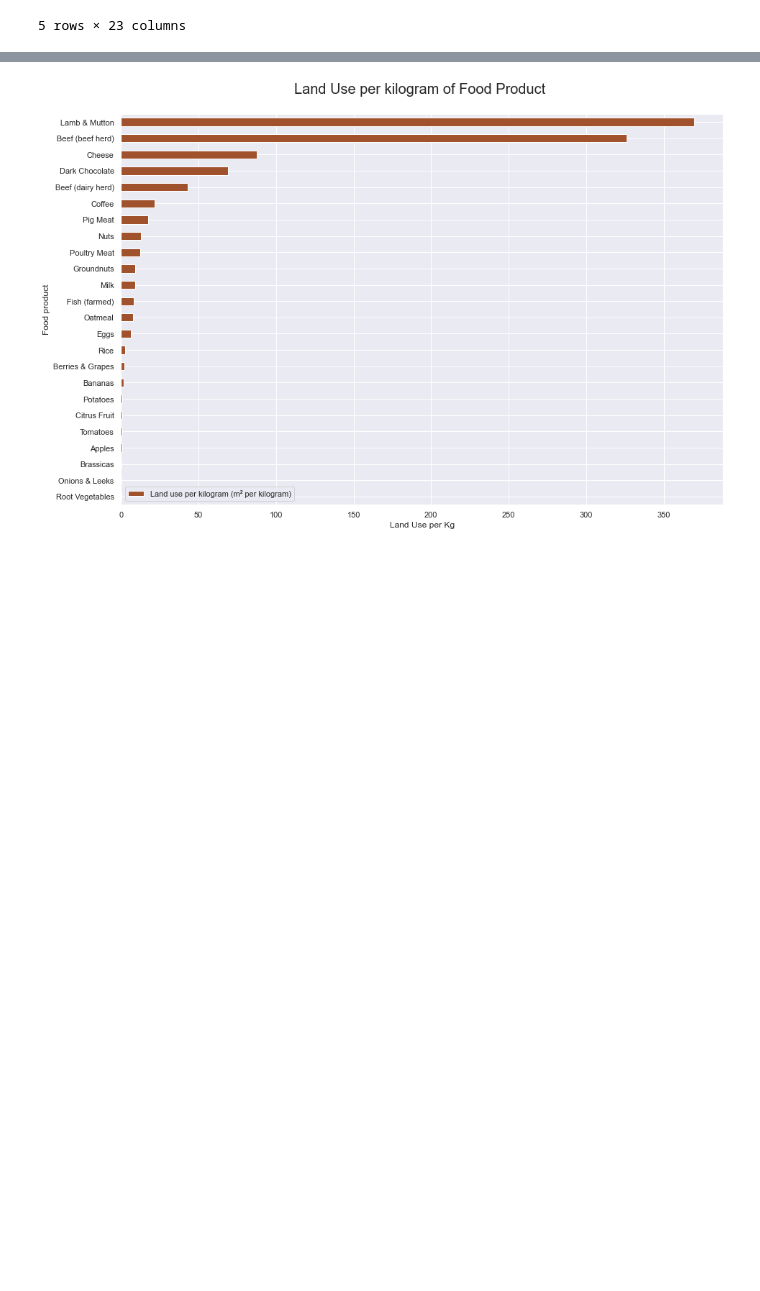
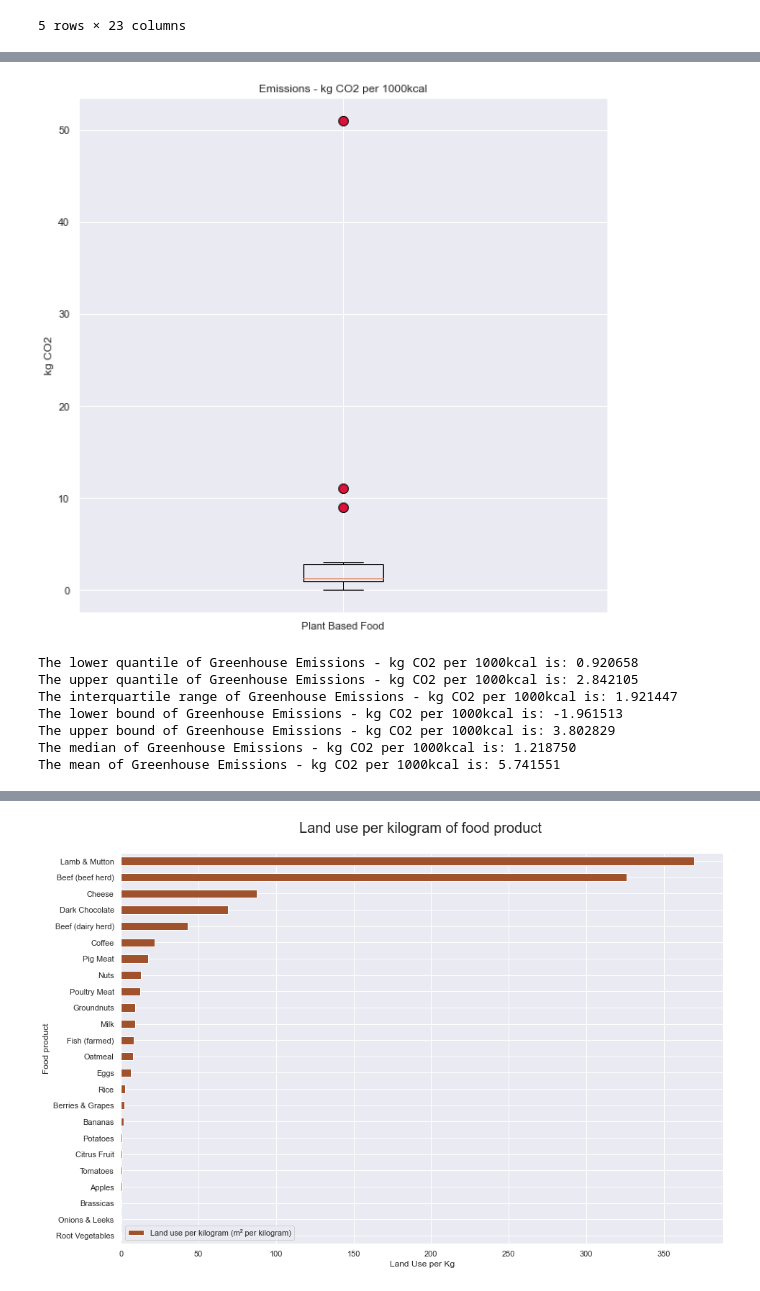
Before and after one commit to FashionForward-3/Sustainable-Eating, a Jupyter notebook: Food_Data.ipynb, the cells around one changed output, grey strips where cells are left out. Saved outputs shown, nothing was run; the diff lists cells and outputs as text; code cells hidden in the pictures; blank space fills up the shorter version.

```diff
--- a/Food_Data.ipynb
+++ b/Food_Data.ipynb
@@ -66,0 +173,33 @@ food_df.head()
+# %%
+plt.figure(figsize=(10,10))
+kal_median = plant_df['Greenhouse gas emissions per 1000kcal (kgCO₂eq per 1000kcal)'].median()
+kal_mean = plant_df['Greenhouse gas emissions per 1000kcal (kgCO₂eq per 1000kcal)'].mean()
+kal_quantiles = plant_df['Greenhouse gas emissions per 1000kcal (kgCO₂eq per 1000kcal)'].quantile([0.25, 0.5, 0.75])
+kal_lowerq = kal_quantiles[0.25]
+kal_upperq = kal_quantiles[0.75]
+kal_iqr = kal_upperq - kal_lowerq
+kal_lower_bound = kal_lowerq - (1.5 * kal_iqr)
+kal_upper_bound = kal_lowerq + (1.5 * kal_iqr)
+outlier_plt = dict(markerfacecolor = 'crimson', markersize = 10)
+plt.boxplot(plant_df['Greenhouse gas emissions per 1000kcal (kgCO₂eq per 1000kcal)'], flierprops = outlier_plt)
+plt.title('Emissions - kg CO2 per 1000kcal')
+plt.ylabel('kg CO2')
+plt.xticks([1], ['Plant Based Food'])
+plt.savefig('Greenhouse Emissions - kg CO2 per 1000kcal_Plant.png')
+plt.show()
+print(f'The lower quantile of Greenhouse Emissions - kg CO2 per 1000kcal is: {kal_lowerq:2f}')
+print(f'The upper quantile of Greenhouse Emissions - kg CO2 per 1000kcal is: {kal_upperq:2f}')
+print(f'The interquartile range of Greenhouse Emissions - kg CO2 per 1000kcal is: {kal_iqr:2f}')
+print(f'The lower bound of Greenhouse Emissions - kg CO2 per 1000kcal is: {kal_lower_bound:2f}')
+print(f'The upper bound of Greenhouse Emissions - kg CO2 per 1000kcal is: {kal_upper_bound:2f}')
+print(f'The median of Greenhouse Emissions - kg CO2 per 1000kcal is: {kal_median:2f}')
+print(f'The mean of Greenhouse Emissions - kg CO2 per 1000kcal is: {kal_mean:2f}')
+# %% [output]
+[figure, added]
+The lower quantile of Greenhouse Emissions - kg CO2 per 1000kcal is: 0.920658
+The upper quantile of Greenhouse Emissions - kg CO2 per 1000kcal is: 2.842105
+The interquartile range of Greenhouse Emissions - kg CO2 per 1000kcal is: 1.921447
+The lower bound of Greenhouse Emissions - kg CO2 per 1000kcal is: -1.961513
+The upper bound of Greenhouse Emissions - kg CO2 per 1000kcal is: 3.802829
+The median of Greenhouse Emissions - kg CO2 per 1000kcal is: 1.218750
+The mean of Greenhouse Emissions - kg CO2 per 1000kcal is: 5.741551
```
Also changed, not shown: parts of 52 cells of this notebook, 1 other file.
